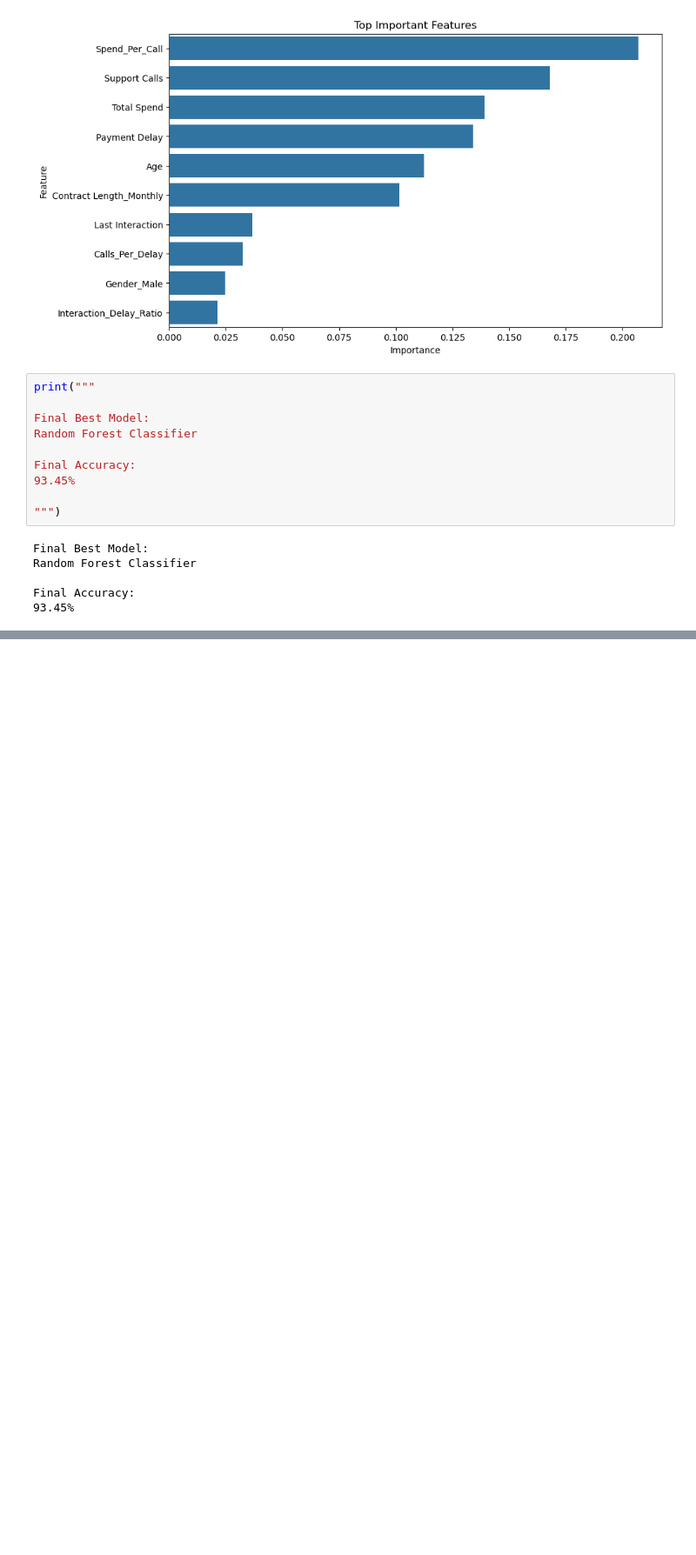
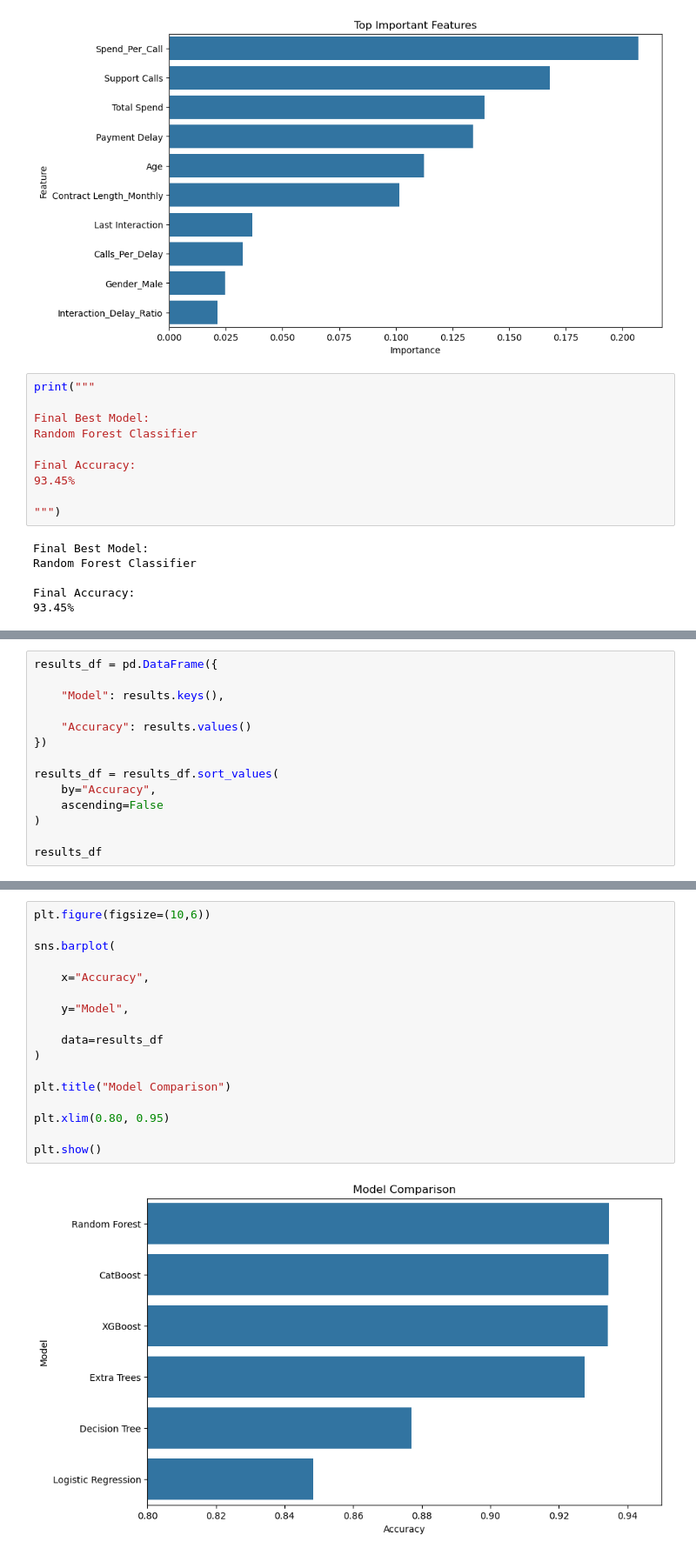
Before and after one commit to salahAbdeldaim/Customer_Churn_Prediction, a Jupyter notebook: Customer_Churn_Prediction.ipynb, the cells around one changed output, grey strips where cells are left out. Shown at 87% size. Saved outputs shown, nothing was run; the diff lists cells and outputs as text; blank space fills up the shorter version.

```diff
--- a/Customer_Churn_Prediction.ipynb
+++ b/Customer_Churn_Prediction.ipynb
@@ -360,0 +368,14 @@ Final Accuracy:
+# %%
+results_df = pd.DataFrame({
+
+    "Model": results.keys(),
+
+    "Accuracy": results.values()
+})
+
+results_df = results_df.sort_values(
+    by="Accuracy",
+    ascending=False
+)
+
+results_df
@@ -360,0 +390,19 @@ Final Accuracy:
+# %%
+plt.figure(figsize=(10,6))
+
+sns.barplot(
+
+    x="Accuracy",
+
+    y="Model",
+
+    data=results_df
+)
+
+plt.title("Model Comparison")
+
+plt.xlim(0.80, 0.95)
+
+plt.show()
+# %% [output]
+[figure, added]
```
Also changed, not shown: parts of 8 cells of this notebook.
